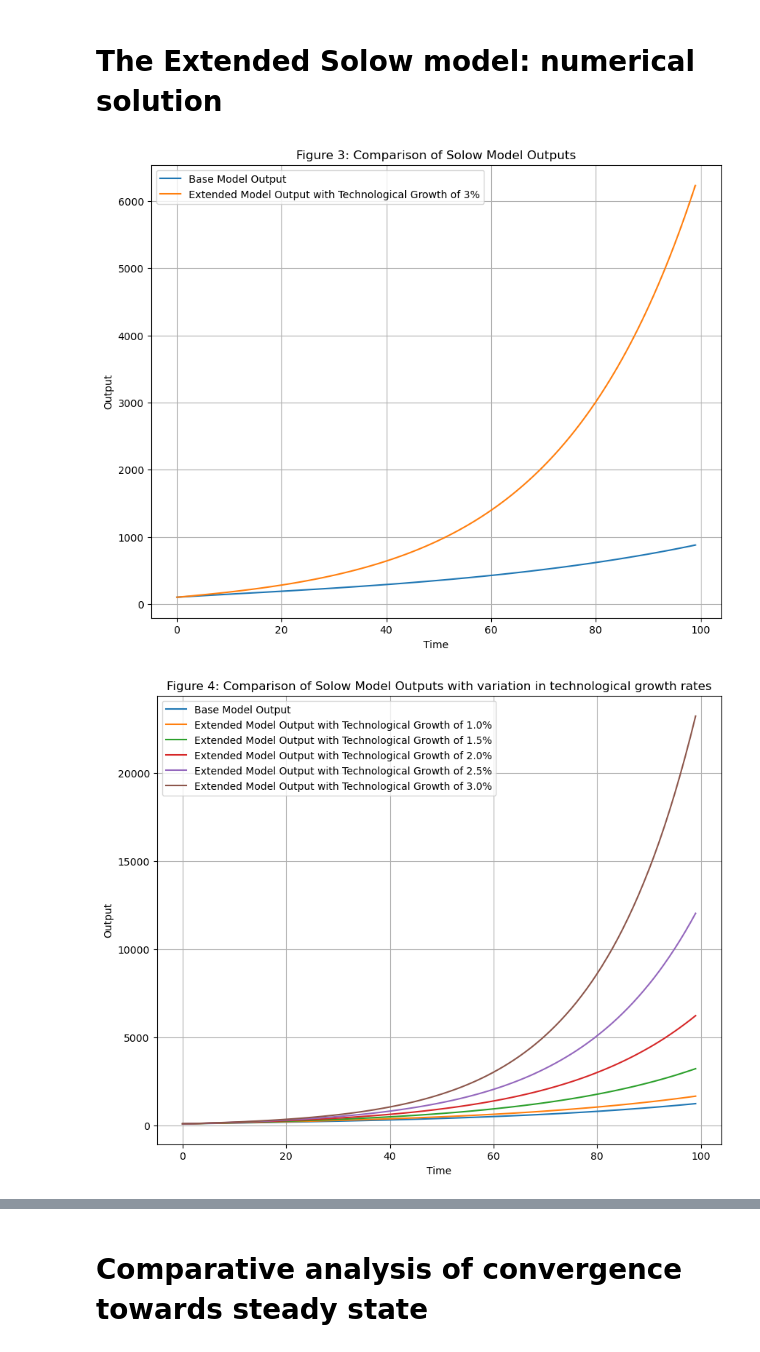
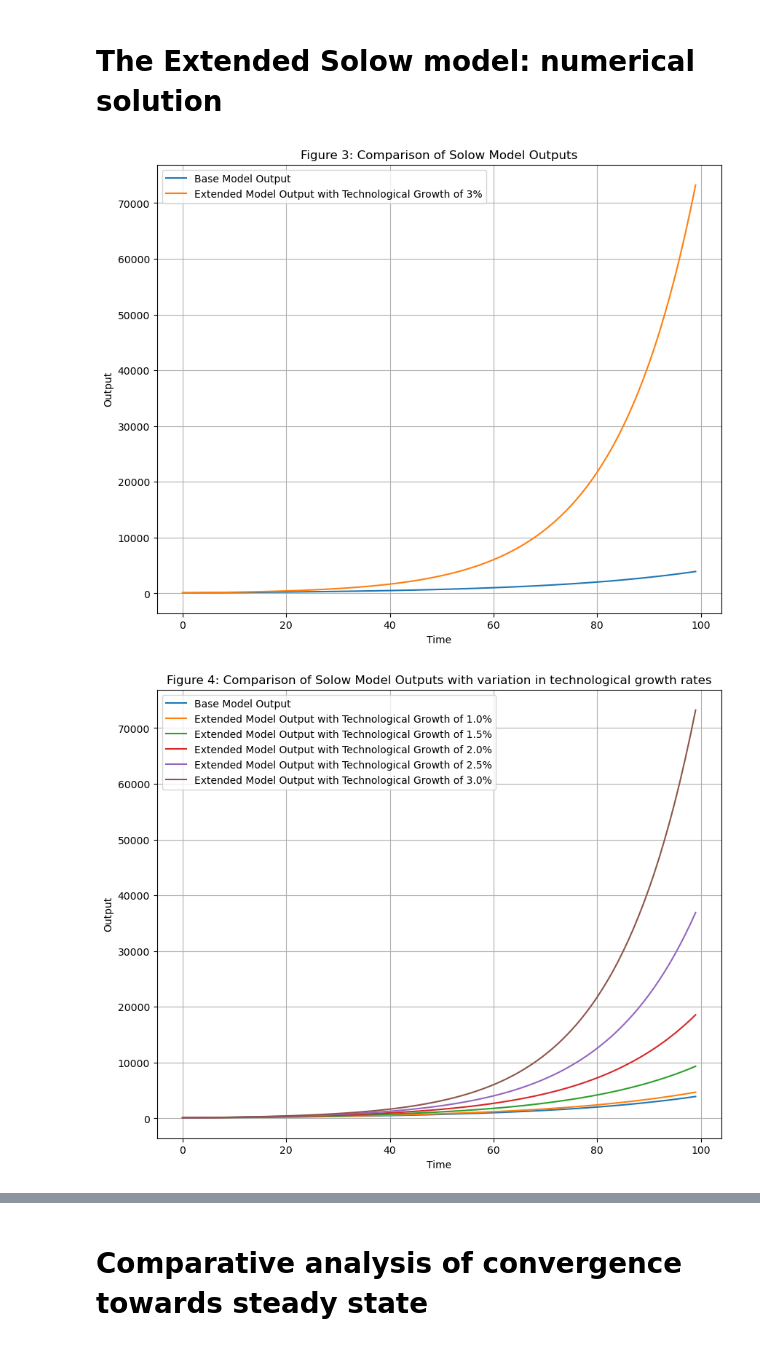
Before and after one commit to NumEconCopenhagen/projects-2024-carl-emil-nicholas-og-christian, a Jupyter notebook: modelproject/modelproject.ipynb, the cells around one changed output, grey strips where cells are left out. Drawn from its saved outputs; the diff is of its cells as text; code cells hidden in the pictures.

```diff
--- a/modelproject/modelproject.ipynb
+++ b/modelproject/modelproject.ipynb
@@ -256,10 +259,10 @@ def steady_state_k_scalar(k):
     return s * y_per_capita - (delta + n) * k
 
 # Set parameter values
-s = 0.2
-alpha = 0.3
-n = 0.01
-delta = 0.05
+s = 0.2    # Savings rate
+alpha = 0.33  # Capital's share of income
+n = 0.02    # Population growth rate
+delta = 0.05 # Depreciation rate
 
 # Solving using root_scalar with bracket method, providing a range where the root is expected
 result = root_scalar(steady_state_k_scalar, bracket=[0.1, 100], method='brentq')
@@ -336,6 +339,9 @@ In the above expression it is important that the steady state level is in "per e
 # %%
 # Parameters already defined above
 T = 100       # Number of time periods to simulate
+g = 0.03      # Technological growth rate
+K0 = 100      # Initial capital stock
+L0 = 100      # Initial labor force
 
 # Initialize arrays to store the time series
 K = np.zeros(T)
@@ -371,9 +377,6 @@ plt.ylabel('Output')
 plt.legend()
 plt.grid(True)  # Add grid
 plt.show()
-
-# Parameters already defined above
-T = 100       # Number of time periods to simulate
 
 # Initialize arrays to store the time series
 K = np.zeros(T)
@@ -387,35 +390,35 @@ K[0] = 100    # Initial capital stock
 L[0] = 100    # Initial labor force
 A[0] = 1      # Initial technology level
 
 # Simulation with technology for different growth rates
 for i, g in enumerate(growth_rates):
     for t in range(T-1):
         Y_base[t] = K[t]**alpha * L[t]**(1-alpha)  # Basic production function
         Y_ext[t, i] = A[t] * K[t]**alpha * L[t]**(1-alpha)  # Extended production function with technology
         K[t+1] = s * Y_ext[t, i] + (1 - delta) * K[t]  # Capital accumulation
         L[t+1] = (1 + n) * L[t]  # Population growth
         A[t+1] = (1 + g) * A[t]  # Technological growth
 
     # Output in the last period
     Y_base[T-1] = K[T-1]**alpha * L[T-1]**(1-alpha)
     Y_ext[T-1, i] = A[T-1] * K[T-1]**alpha * L[T-1]**(1-alpha)
 
 # Plotting the results
 plt.figure(figsize=(10, 8))
 plt.plot(Y_base, label='Base Model Output')
 # Add labels for each growth rate
 for i, g in enumerate(growth_rates):
     plt.plot(Y_ext[:, i], label=f'Extended Model Output with Technological Growth of {g*100}%')
 
 plt.title('Figure 4: Comparison of Solow Model Outputs with variation in technological growth rates')
 plt.xlabel('Time')
 plt.ylabel('Output')
 plt.legend()
 plt.grid(True)  # Add grid
 plt.show()
 # %% [output]
-[figure, old version]
+[figure, new version]
-[figure, old version]
+[figure, new version]
 # %%
 def find_per_capita_steady_state(s, alpha, delta, n, g=None):
     """
```
Also changed, not shown: parts of 9 cells of this notebook.
